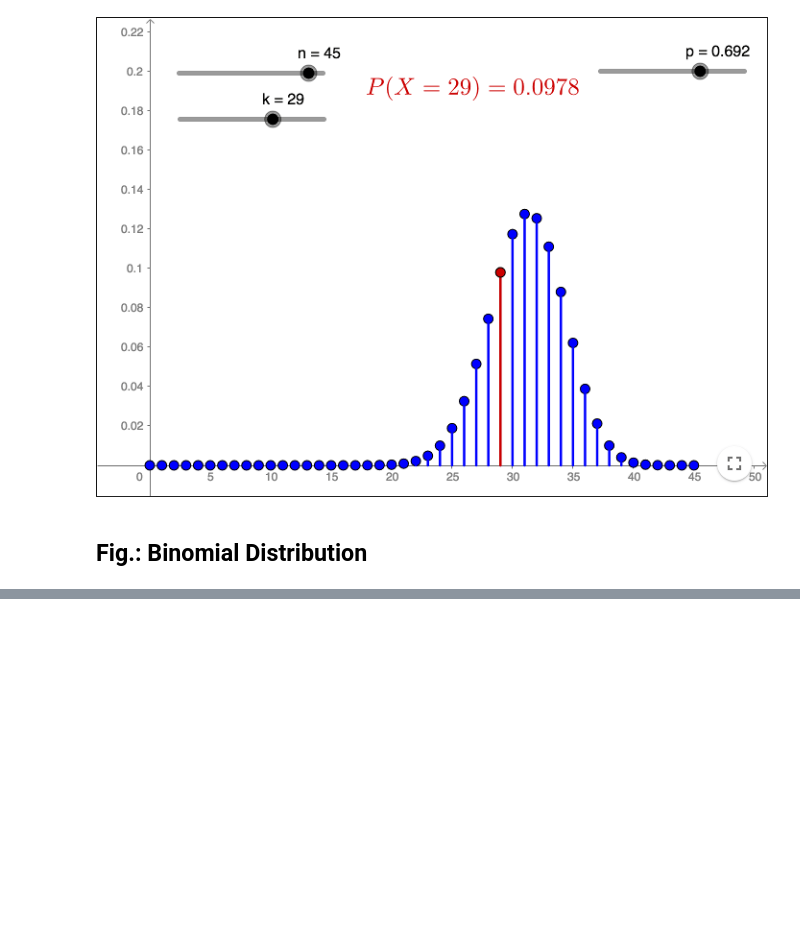
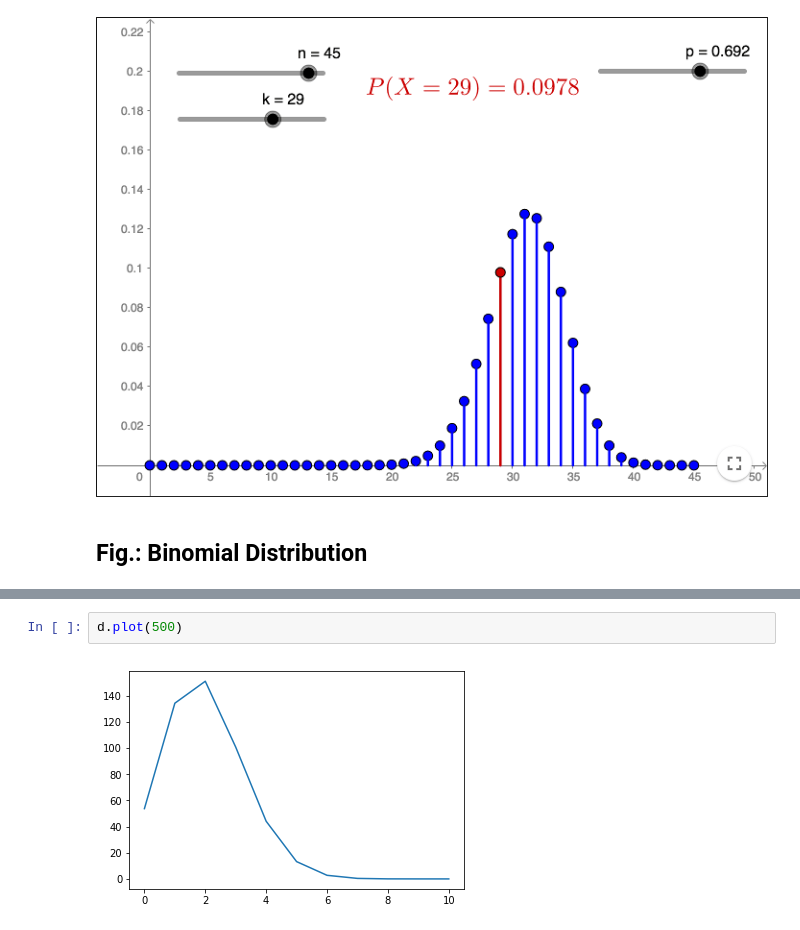
Before and after one commit to Niranjan2054/Probability, a Jupyter notebook: Binomial Distribution.ipynb, the cells around one changed output, grey strips where cells are left out. Cells and saved outputs as stored; diff of their text form; blank space fills up the shorter version.

```diff
--- a/Binomial Distribution.ipynb
+++ b/Binomial Distribution.ipynb
@@ -10,0 +113,4 @@ im
+# %%
+d.plot(500)
+# %% [output]
+[figure, added]
```
Also changed, not shown: parts of 19 cells of this notebook.
